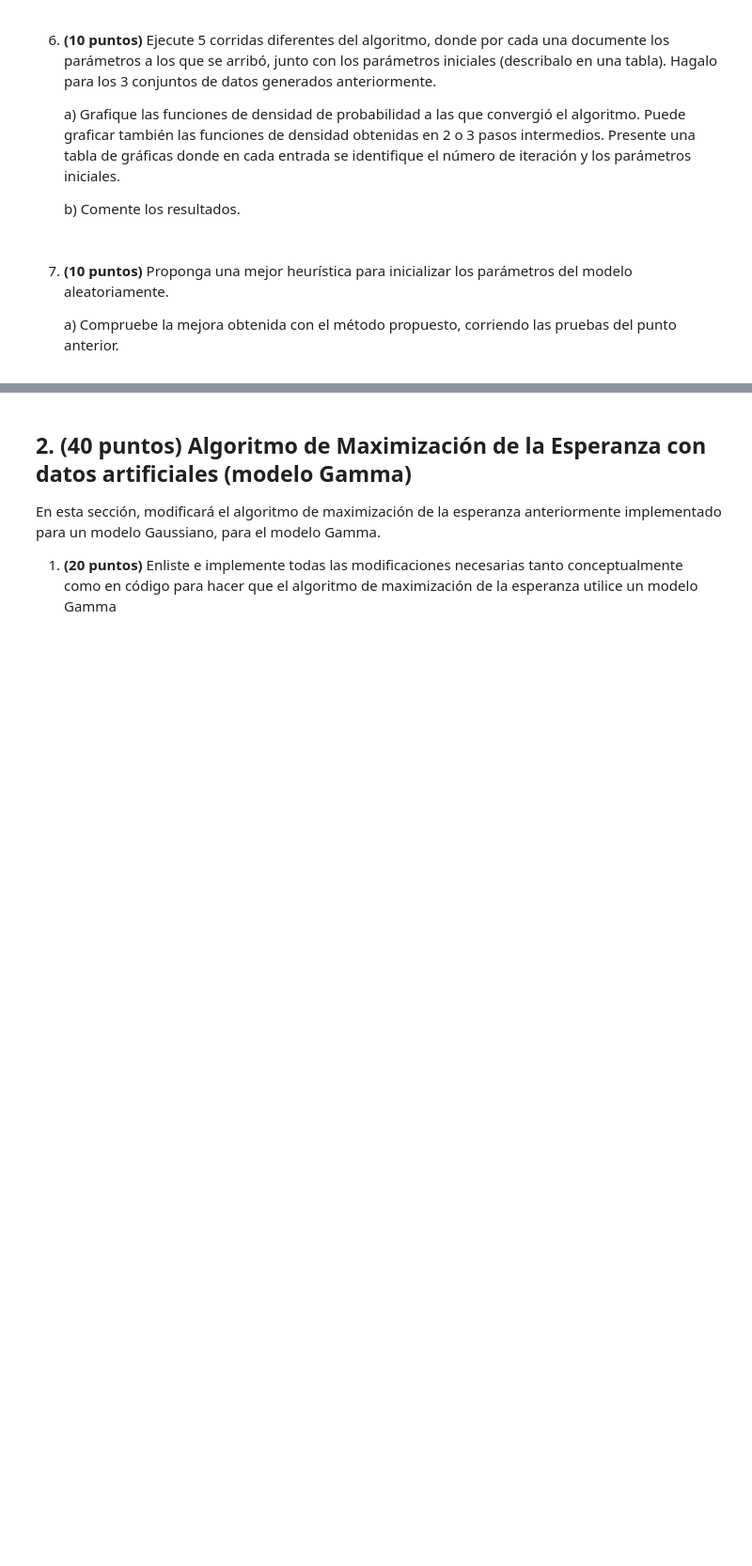
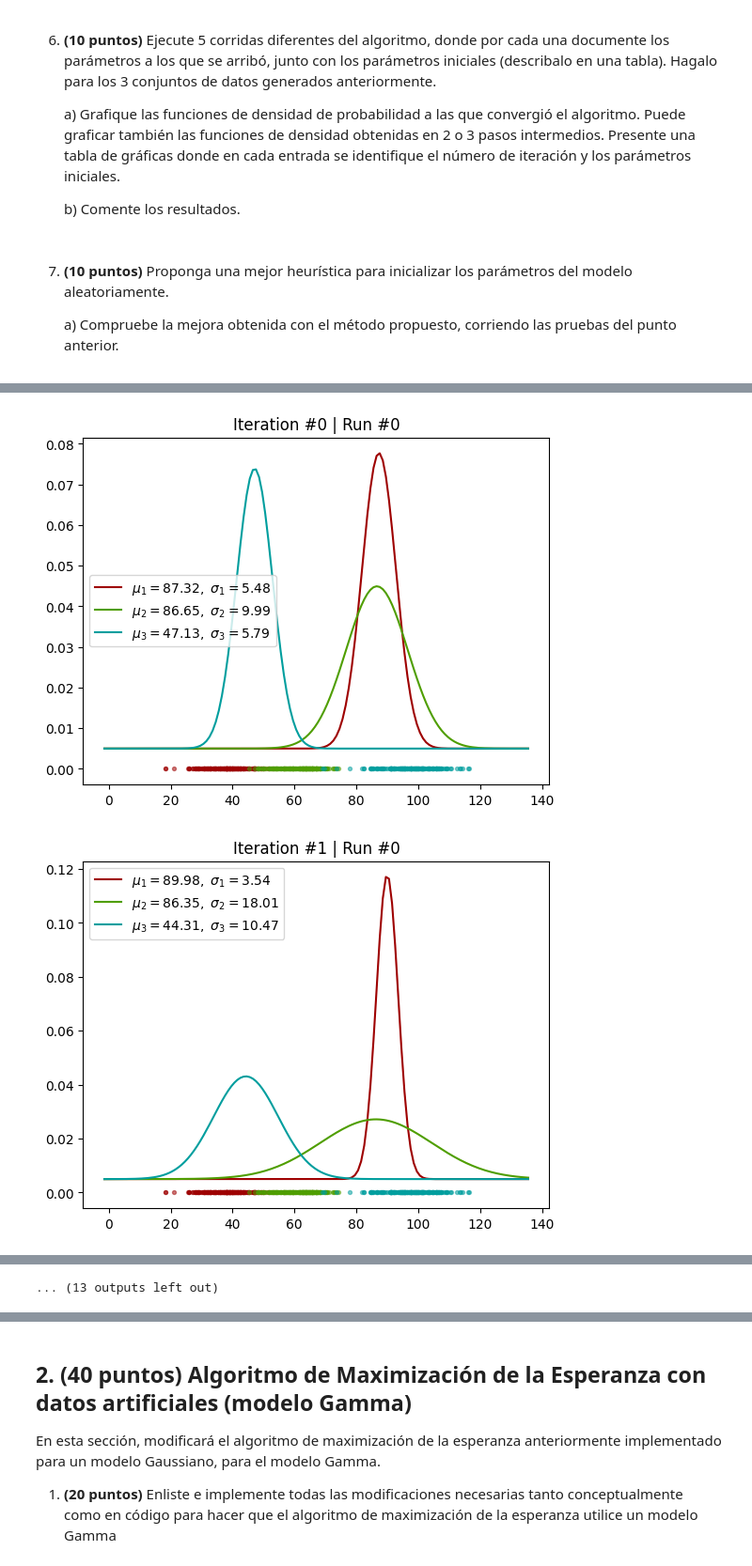
Before and after one commit to LD9797/Auto-Learning-Ground, a Jupyter notebook: AA_Entregable.ipynb, the cells around one changed output, grey strips where cells are left out. Shown at 94% size. Drawn from its saved outputs; the diff is of its cells as text; code cells hidden in the pictures; blank space fills up the shorter version.

```diff
--- a/AA_Entregable.ipynb
+++ b/AA_Entregable.ipynb
@@ -122,0 +106,6 @@ def calculate_likelihood_gaussian_observation(x_n, mu_k, sigma_k):
+# %%
+#Function to calculate hte likelihhod on the gaussian observations.
+def calculate_likelihood_gaussian_observation(x_n, mu_k, sigma_k):
+    def log_gaussian_function(x, mu, sigma):
+        return (-1/2) * torch.log(2 * torch.pi * sigma**2) - ((x-mu)**2/(2 * sigma**2))
+    return log_gaussian_function(x_n, mu_k, sigma_k)
@@ -128,0 +118,10 @@ def calculate_likelihood_gaussian_observation(x_n, mu_k, sigma_k):
+# %%
+#Función
+def calculate_membership_dataset(observations, parameters):
+    mean = parameters[:, 0].unsqueeze(0)
+    std = parameters[:, 1].unsqueeze(0)
+    observations_expanded = observations.unsqueeze(-1)
+    log_likelihoods = calculate_likelihood_gaussian_observation(observations_expanded, mean, std)
+    max_values, _ = torch.max(log_likelihoods, dim=-1, keepdim=True)
+    one_hot_membership_matrix = (log_likelihoods == max_values).to(torch.float)
+    return one_hot_membership_matrix
@@ -135,3 +134,19 @@ def calculate_likelihood_gaussian_observation(x_n, mu_k, sigma_k):
+# %%
+#Function to recalculate the parameters based on the membership matriz.
+def recalculate_parameters(x_dataset, membership_data):
+    values_per_membership = torch.transpose(membership_data, 0, 1) * x_dataset
+    new_parameters = []
+    for t_membership in values_per_membership:
+        non_zero_mask = t_membership != 0
+        t_membership = t_membership[non_zero_mask]
+        new_mu = torch.mean(t_membership)
+        new_std = torch.std(t_membership)
+        if new_mu.item() != new_mu.item() or new_std.item() != new_std.item():  # if nan
+            params = init_random_parameters(1)
+            new_mu = params[0][0]
+            new_std = params[0][1]
+        new_parameters.append([new_mu, new_std])
+    return torch.Tensor(new_parameters)
 # %% [markdown]
 6. **(10 puntos)** Ejecute 5 corridas diferentes del algoritmo, donde por cada una documente los parámetros a los que se arribó, junto con los parámetros iniciales (describalo en una tabla). Hagalo para los 3 conjuntos de datos generados anteriormente.
 
@@ -221,0 +230,14 @@ tensor([[ 28.5675,   0.7673],
+# %%
+def run_algorithm(heuristic=False):
+    initial_parameters = init_original_parameters(3)
+    gaussian_samples = generate_data(200, initial_parameters)
+    final_parameters = []
+    for run in range(5):
+        result_parameters = expectation_maximization(gaussian_samples, run_number=run, heuristic=heuristic)
+        final_parameters.append(result_parameters)
+
+
+run_algorithm()
+# %% [output]
+[figure, added]
+[figure, added]
@@ -221,0 +254 @@ tensor([[ 28.5675,   0.7673],
+... (13 outputs left out)
```
Also changed, not shown: parts of 24 cells of this notebook.
